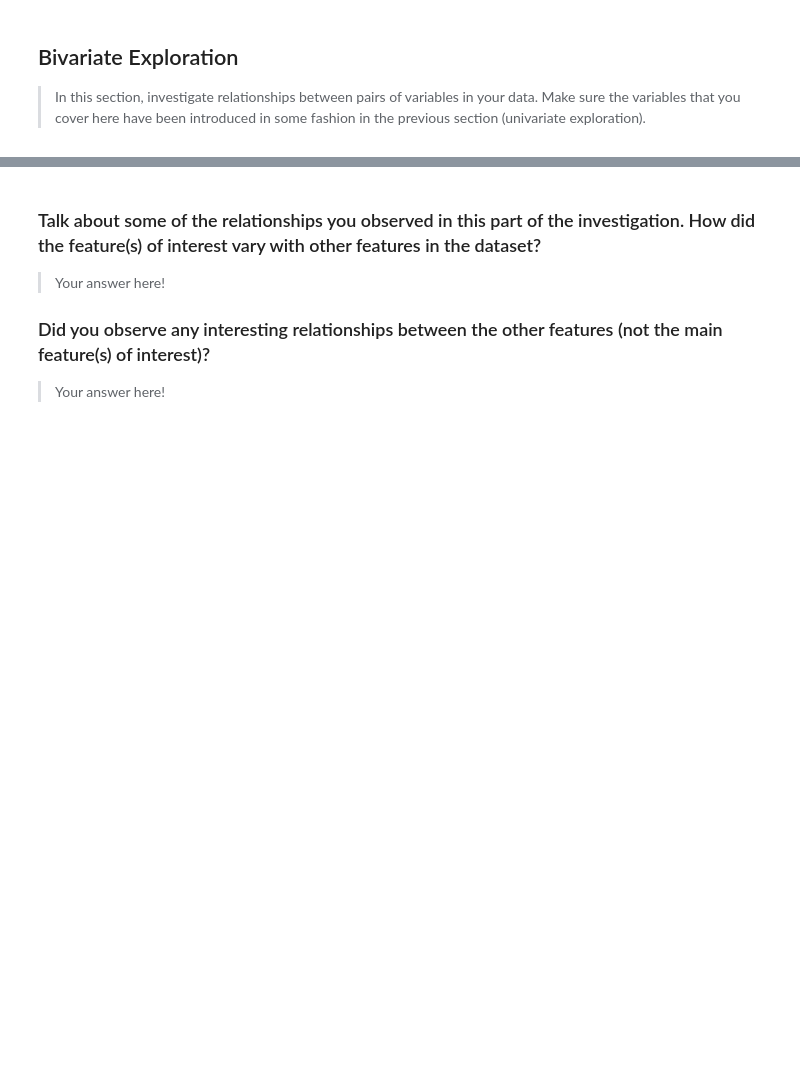
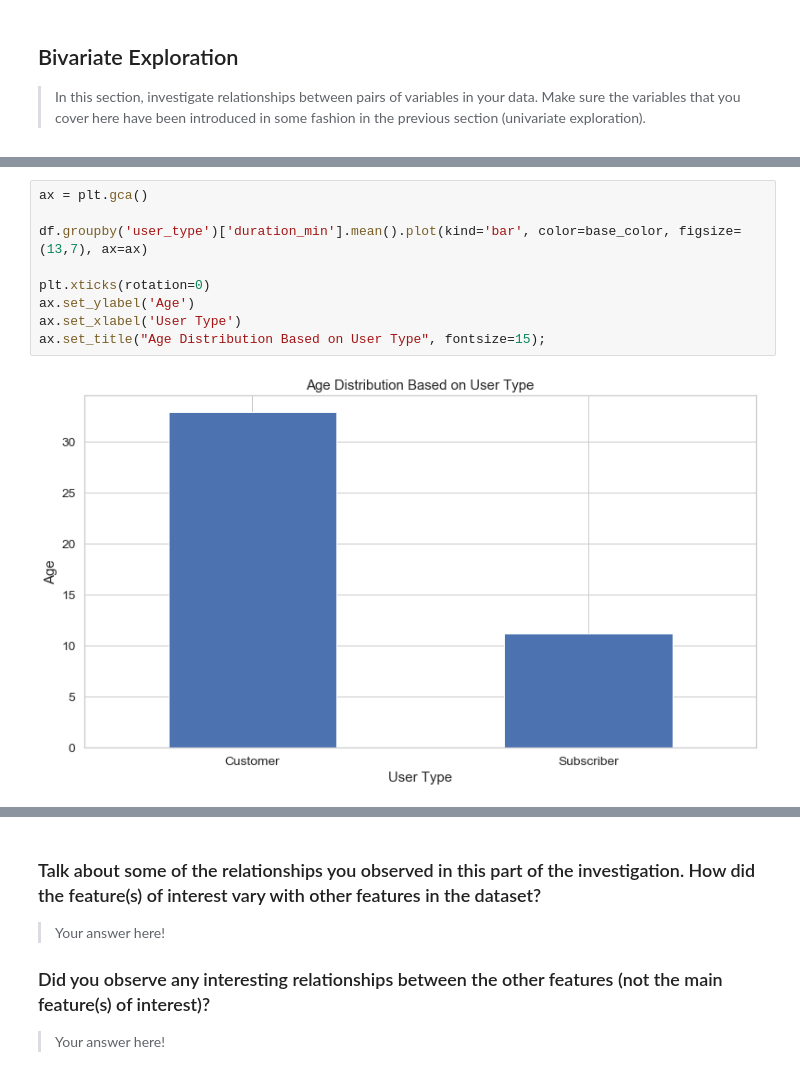
Before and after one commit to Alyahya-A/communicate-data-findings, a Jupyter notebook: communicate-data-findings-exploration.ipynb, the cells around one changed output, grey strips where cells are left out. Cells and saved outputs as stored; diff of their text form; blank space fills up the shorter version.

```diff
--- a/communicate-data-findings-exploration.ipynb
+++ b/communicate-data-findings-exploration.ipynb
@@ -651,0 +654,11 @@ fashion in the previous section (univariate exploration).
+# %%
+ax = plt.gca()
+
+df.groupby('user_type')['duration_min'].mean().plot(kind='bar', color=base_color, figsize=(13,7), ax=ax)
+
+plt.xticks(rotation=0)
+ax.set_ylabel('Age')
+ax.set_xlabel('User Type')
+ax.set_title("Age Distribution Based on User Type", fontsize=15);
+# %% [output]
+[figure, added]
```
Also changed, not shown: parts of 29 cells of this notebook.
